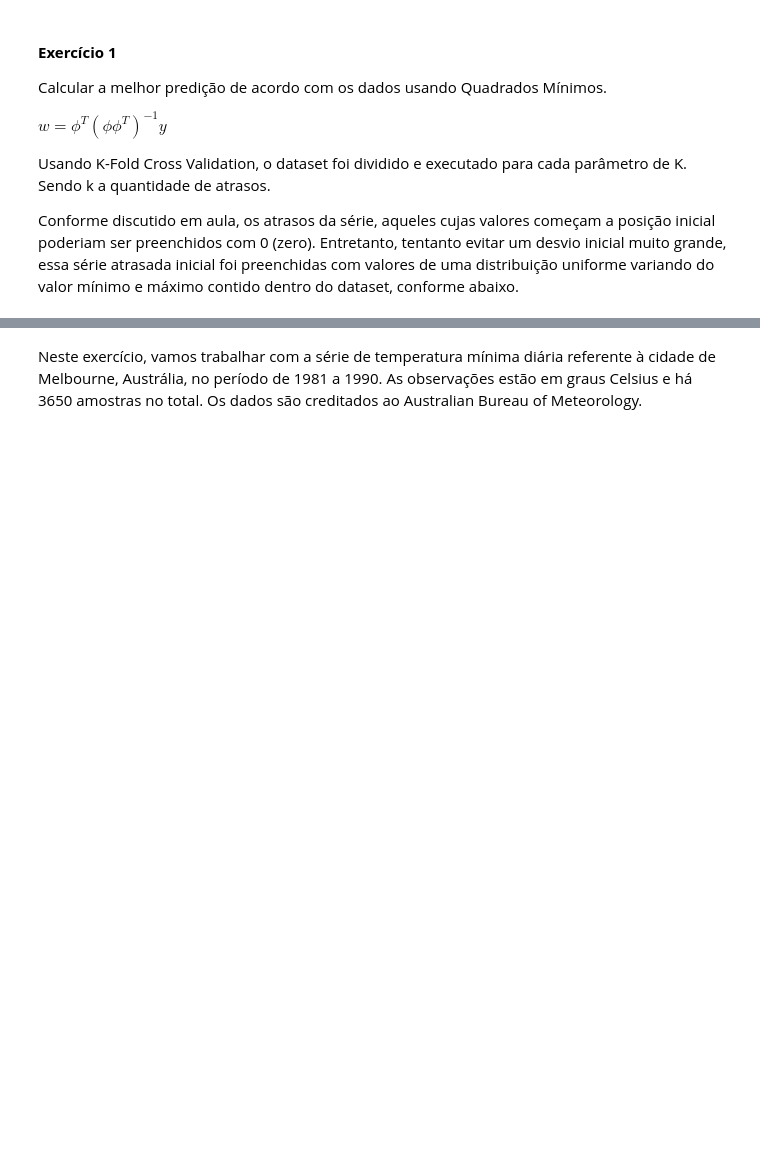
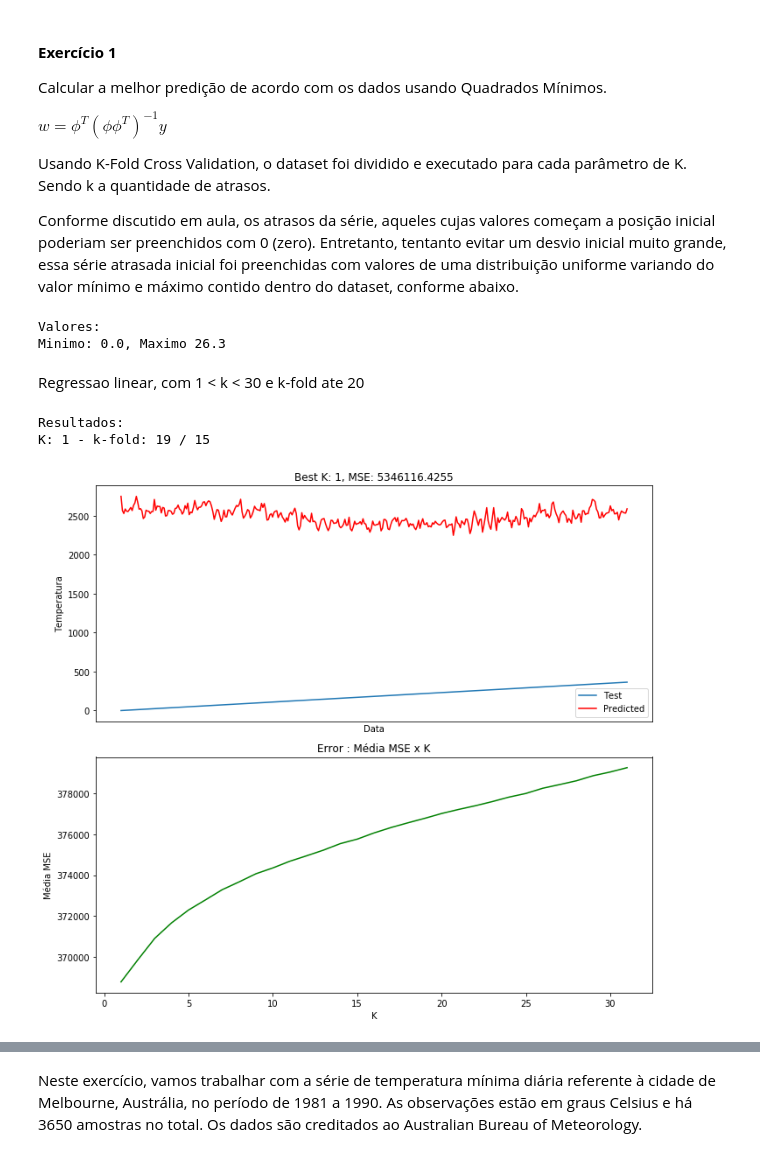
Before and after one commit to jimitogni/ia006, a Jupyter notebook: efc1/computacionais.ipynb, the cells around one changed output, grey strips where cells are left out. Saved outputs shown, nothing was run; the diff lists cells and outputs as text; code cells hidden in the pictures; blank space fills up the shorter version.

Commit message:
reg linear

```diff
--- a/efc1/computacionais.ipynb
+++ b/efc1/computacionais.ipynb
@@ -249,3 +249,15 @@ $w = \phi^T(\phi \phi^T)^{-1}y$
 Usando K-Fold Cross Validation, o dataset foi dividido e executado para cada parâmetro de K. Sendo k a quantidade de atrasos.
 
 Conforme discutido em aula, os atrasos da série, aqueles cujas valores começam a posição inicial poderiam ser preenchidos com 0 (zero). Entretanto, tentanto evitar um desvio inicial muito grande, essa série atrasada inicial foi preenchidas com valores de uma distribuição uniforme variando do valor mínimo e máximo contido dentro do dataset, conforme abaixo.
+# %%
+alld = data[:, 1]
+nmin = np.round(np.min(alld).astype(np.float), 2)
+nmax = np.round(np.max(alld).astype(np.float), 2)
+
+print("Valores: ")
+print(f"Minimo: {nmin}, Maximo {nmax}")
+# %% [output]
+Valores:
+Minimo: 0.0, Maximo 26.3
+# %% [markdown]
+Regressao linear, com  1 < k < 30 e k-fold ate 20
@@ -251,0 +317,68 @@ Conforme discutido em aula, os atrasos da série, aqueles cujas valores começam
+# %%
+best_result = None
+best_J = 1e+10
+for m in range (1, 32):
+    c = J_k[(J_k[:, 0] == m)]
+    mean = np.mean(c[:, 3])
+    if best_J > mean:
+        best_J = mean
+        best_result = c[c[:, 3] == np.min(c[:, 3])][0]
+# %%
+#Encontrar o melhor k e set de validacao
+
+k, ft, i, mse, folds = best_result
+k = int(k)
+
+print("Resultados: ")
+print(f"K: {k} - k-fold: {ft} /", i+1)
+
+minor_J0 = 1e+10
+best_weights = None
+
+# Validation set
+X_val, y_val = folds[i][:, :k], folds[i][:, k]
+
+# Training set
+nF = np.append(folds[i+1:, ], folds[:i, ], axis=0)
+X, y = nF[0][:, :k], nF[0][:, k]
+
+# Train
+linreg, _ = LinearRegressionImpl().train(X, y)
+best_weights = linreg.w
+
+# Running again for the best result
+lr = LinearRegressionImpl(weights=best_weights)
+test_f = np.array(test_k[k-1])
+X_test, y_test = test_f[:, :k], test_f[:, k]
+yh_test = lr.predict(X_test)
+mse = lr.mse(y_test, yh_test)
+
+# Data table
+df = pd.DataFrame([Jk[:4] for Jk in J_k], columns=["K", "K-Fold", "Validation Fold", "Média MSE"])
+df["Validation Fold"] += 1
+
+k_mse_mean = []
+for m in range(1, 32):
+    c = J_k[(J_k[:, 0] == m)]
+    k_mse_mean.append(np.mean(c[:, 3]))
+
+plt.figure(figsize=(10, 9))
+plt.subplot(2, 1, 1)
+plt.title(f"Best K: {k}, MSE: {np.round(mse, 4)}")
+plt.xticks(dts1990[2].to_numpy().astype(np.float32), dts1990[0].to_numpy(), rotation=90)
+plt.xlabel("Data")
+plt.ylabel("Temperatura")
+plt.plot(test[:, 0], y_test, label="Test")
+plt.plot(test[:, 0], yh_test, 'r', label="Predicted")
+plt.legend()
+plt.subplot(2, 1, 2)
+plt.title(f"Error : Média MSE x K")
+plt.xlabel("K")
+plt.ylabel("Média MSE")
+plt.plot(np.arange(1, 32), k_mse_mean, "g")
+plt.tight_layout()
+plt.show()
+# %% [output]
+Resultados:
+K: 1 - k-fold: 19 / 15
+[figure, added]
```
Also changed, not shown: parts of 16 cells of this notebook.
